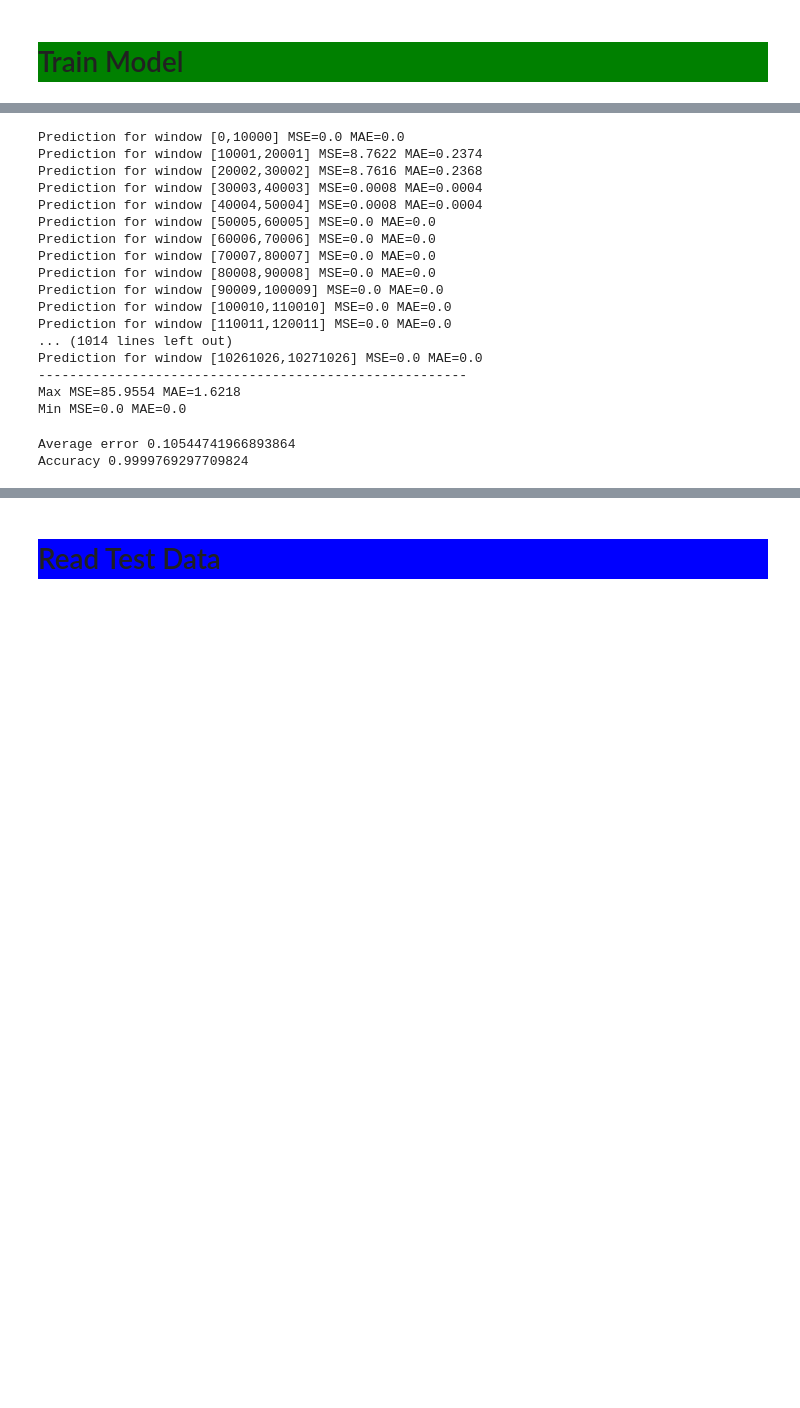
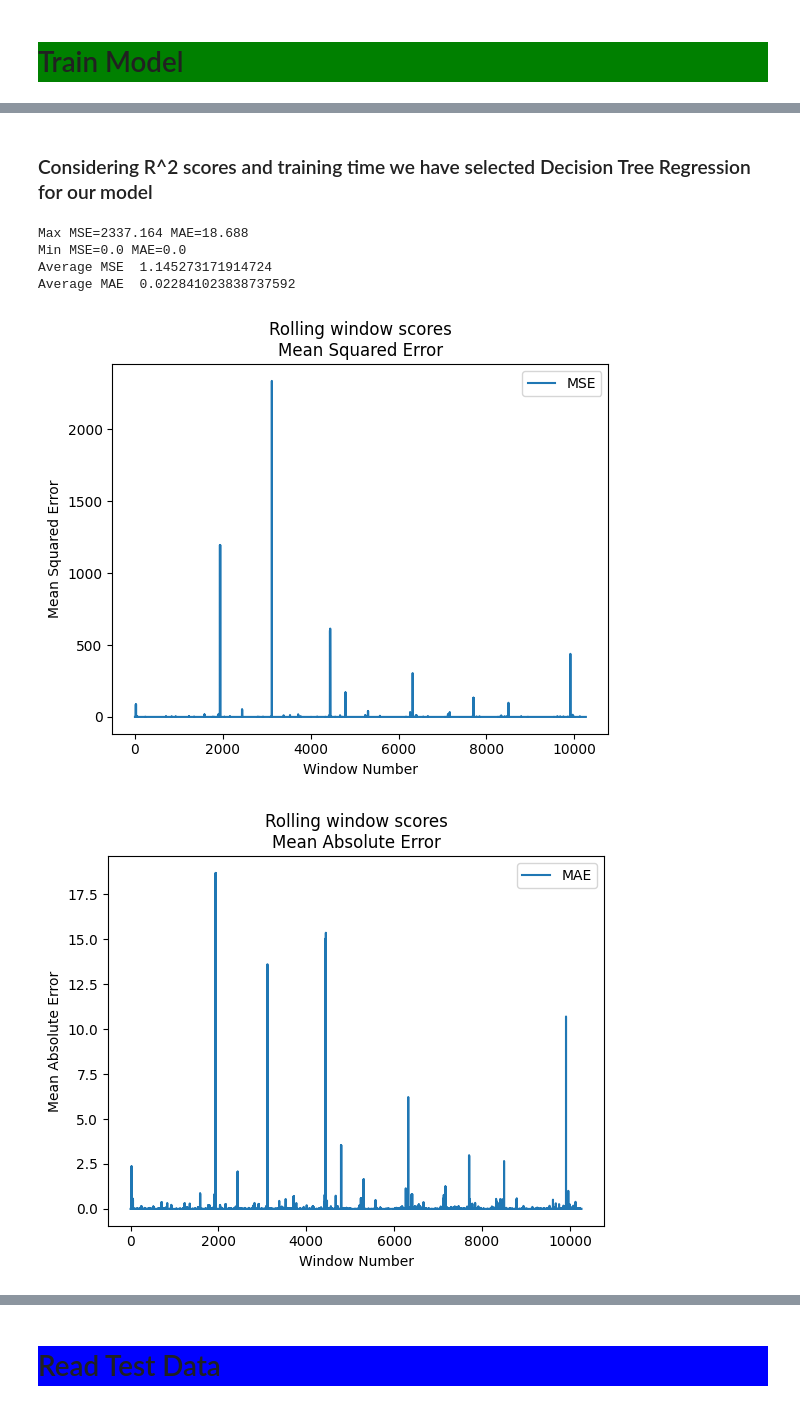
Before and after one commit to Lazer430/Uber-Supply-Demand-Gap-Predictor, a Jupyter notebook: i200432_i201770_Project_Part1.ipynb, the cells around one changed output, grey strips where cells are left out. Drawn from its saved outputs; the diff is of its cells as text; code cells hidden in the pictures; blank space fills up the shorter version.

```diff
--- a/i200432_i201770_Project_Part1.ipynb
+++ b/i200432_i201770_Project_Part1.ipynb
@@ -140,7 +140,7 @@ orderData['date'] = orderData['time'].apply(extractDate)
 print("Step 5 done")
 orderData = orderData.drop(['passenger_id', 'dest_region_hash','start_region_hash','price'], axis=1)
 print("Step 6 done")
-orderData['time_part'] = orderData['time'].apply(extractTime)
+# orderData['time_part'] = orderData['time'].apply(extractTime)
 print(orderData.head())
 # regionData=None
 # %% [output]
@@ -456,3 +473,5 @@ Accuracy 0.9631577476154554
+# %% [markdown]
+<h3>Considering R^2 scores and training time we have selected Decision Tree Regression for our model</h3>
 # %%
 # make rolling window function
 from sklearn.metrics import mean_absolute_error
@@ -492,34 +520,35 @@ def rollTheWindow(data,windowSize):
-# %%
-listOfPredictions =  rollTheWindow(orderData,10000)
-maxSqError= max(listOfPredictions, key=lambda x: x[3])
-minSqEror = min(listOfPredictions, key=lambda x: x[3])
-maxAbError= max(listOfPredictions, key=lambda x: x[5])
-minAbEror = min(listOfPredictions, key=lambda x: x[5])
-print("-------------------------------------------------------")
-print(f"Max MSE={maxSqError[3]} MAE={maxAbError[5]}")
-print(f"Min MSE={minSqEror[3]} MAE={minAbEror[5]}")
-# print(f"Total MSE={} MAE={}")
-# %% [output]
-Prediction for window [0,10000] MSE=0.0 MAE=0.0
-Prediction for window [10001,20001] MSE=8.7622 MAE=0.2374
-Prediction for window [20002,30002] MSE=8.7616 MAE=0.2368
-Prediction for window [30003,40003] MSE=0.0008 MAE=0.0004
-Prediction for window [40004,50004] MSE=0.0008 MAE=0.0004
-Prediction for window [50005,60005] MSE=0.0 MAE=0.0
-Prediction for window [60006,70006] MSE=0.0 MAE=0.0
-Prediction for window [70007,80007] MSE=0.0 MAE=0.0
-Prediction for window [80008,90008] MSE=0.0 MAE=0.0
-Prediction for window [90009,100009] MSE=0.0 MAE=0.0
-Prediction for window [100010,110010] MSE=0.0 MAE=0.0
-Prediction for window [110011,120011] MSE=0.0 MAE=0.0
-... (1014 lines left out)
-Prediction for window [10261026,10271026] MSE=0.0 MAE=0.0
--------------------------------------------------------
-Max MSE=85.9554 MAE=1.6218
-Min MSE=0.0 MAE=0.0
-# %%
-print("Average error",np.mean([x[3] for x in listOfPredictions]))
-print("Accuracy",AImodel.score(X,Y)) # score on whole data
-# %% [output]
-Average error 0.10544741966893864
-Accuracy 0.9999769297709824
+# %%
+def plotMSE(listOfPredictions):
+    MSElist =[x[3] for x in listOfPredictions]
+    plt.plot(MSElist,label="MSE")
+    plt.title("Rolling window scores\nMean Squared Error")
+    plt.xlabel("Window Number")
+    plt.ylabel("Mean Squared Error")
+    plt.legend()
+    plt.show()
+    return
+
+def plotMAE(listOfPredictions):
+    MAElist =[x[5] for x in listOfPredictions]
+    plt.plot(MAElist,label="MAE")
+    plt.title("Rolling window scores\nMean Absolute Error")
+    plt.xlabel("Window Number")
+    plt.ylabel("Mean Absolute Error")
+    plt.legend()
+    plt.show()
+    return
+
+def plotRollingScores(listOfPredictions):
+    plotMSE(listOfPredictions)
+    plotMAE(listOfPredictions)
+    return
+
+windowResult = rollTheWindow(orderData,1000,AImodelDecision)
+plotRollingScores(windowResult[0])
+# %% [output]
+Max MSE=2337.164 MAE=18.688
+Min MSE=0.0 MAE=0.0
+Average MSE  1.145273171914724
+Average MAE  0.022841023838737592
+[figure, added]
+[figure, added]
```
Also changed, not shown: parts of 15 cells of this notebook.
